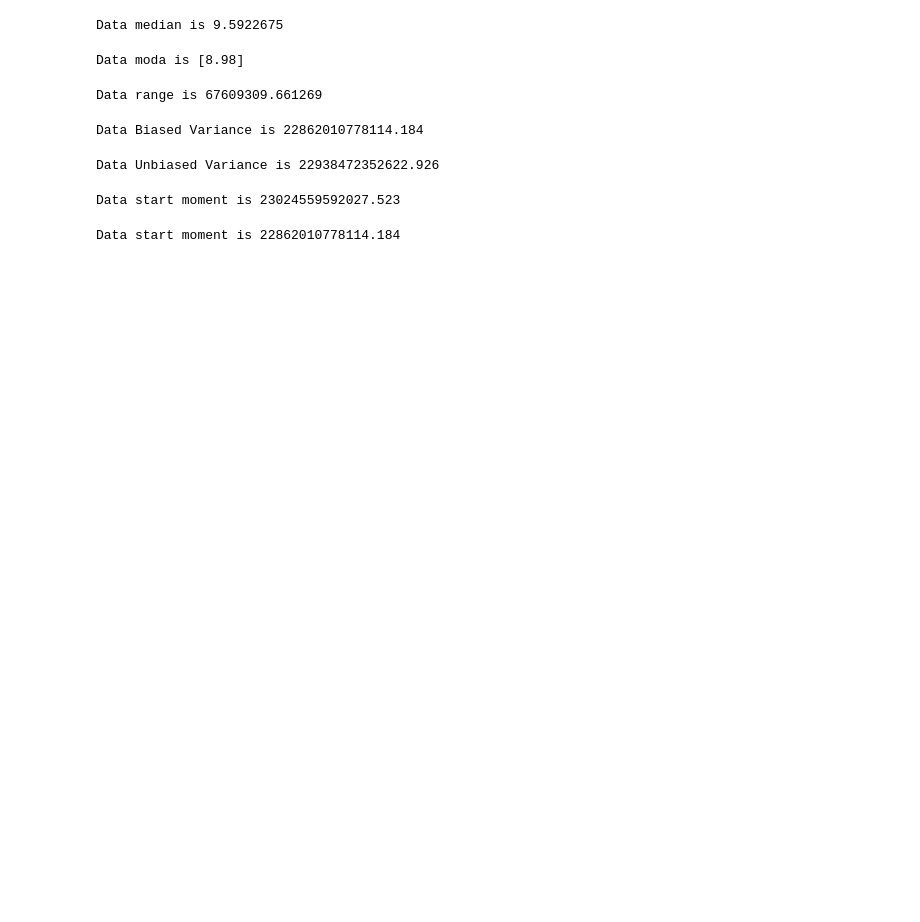
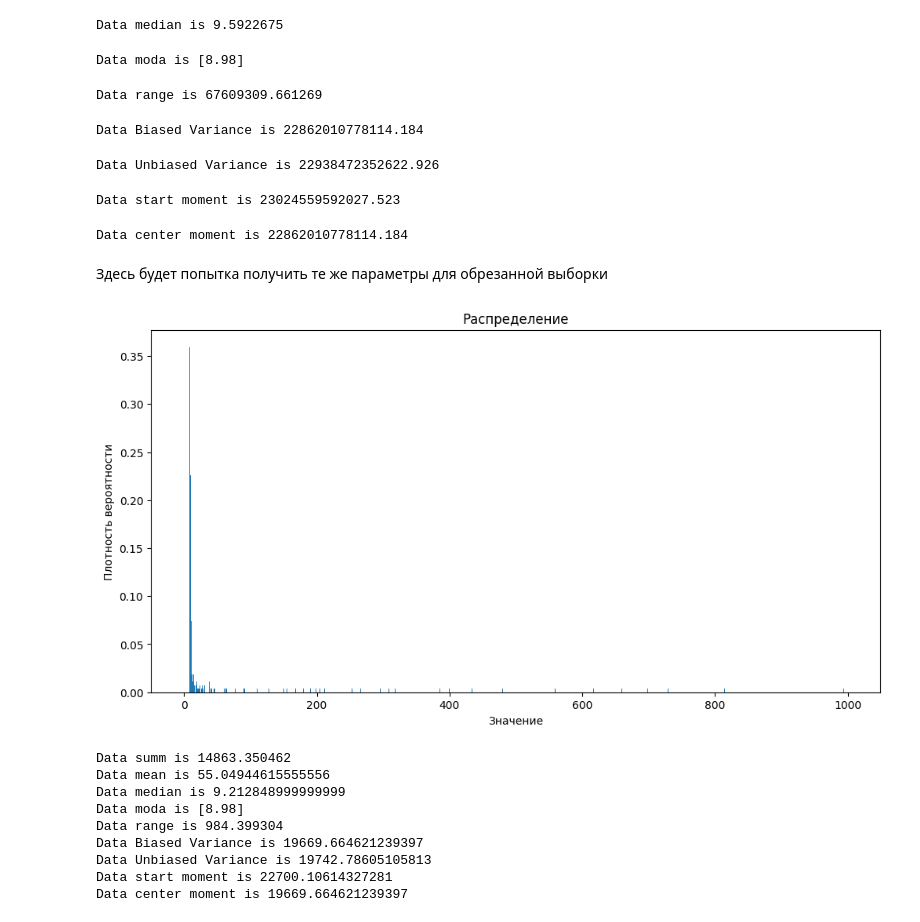
Before and after one commit to Numillyash/matstat-coursework, a Jupyter notebook: lognorm.ipynb, the cells around one changed output. Cells and saved outputs as stored; diff of their text form; code cells hidden in the pictures; blank space fills up the shorter version.

```diff
--- a/lognorm.ipynb
+++ b/lognorm.ipynb
@@ -108,6 +108,43 @@ def dataCenterMoment(data, k):
     mean = dataMean(data)
     moment = sum([(x - mean) ** k for x in data])/dataLen
     return moment
-print("Data start moment is", dataCenterMoment(data, 2))
+print("Data center moment is", dataCenterMoment(data, 2))
 # %% [output]
-Data start moment is 22862010778114.184
+Data center moment is 22862010778114.184
+# %% [markdown]
+Здесь будет попытка получить те же параметры для обрезанной выборки
+# %%
+right_border = 1000
+data_cut = [x for x in data if x < right_border]
+
+fig, ax = plt.subplots(figsize=(12, 6))
+ax.hist(data_cut, bins=range(0, right_border, 1), density=True)
+
+# Настройка внешнего вида графика
+ax.set_xlabel('Значение')
+ax.set_ylabel('Плотность вероятности')
+ax.set_title('Распределение')
+
+# Вывод графика на экран
+plt.show()
+
+print("Data summ is", dataSum(data_cut))
+print("Data mean is", dataMean(data_cut))
+print("Data median is", dataMedian(data_cut))
+print("Data moda is", dataModa(data_cut))
+print("Data range is", dataRange(data_cut))
+print("Data Biased Variance is", dataBiasedVariance(data_cut))
+print("Data Unbiased Variance is", dataUnbiasedVariance(data_cut))
+print("Data start moment is", dataStartMoment(data_cut, 2))
+print("Data center moment is", dataCenterMoment(data_cut, 2))
+# %% [output]
+[figure, added]
+Data summ is 14863.350462
+Data mean is 55.04944615555556
+Data median is 9.212848999999999
+Data moda is [8.98]
+Data range is 984.399304
+Data Biased Variance is 19669.664621239397
+Data Unbiased Variance is 19742.78605105813
+Data start moment is 22700.10614327281
+Data center moment is 19669.664621239397
```
Also changed, not shown: parts of 1 cell of this notebook, 1 other file.
